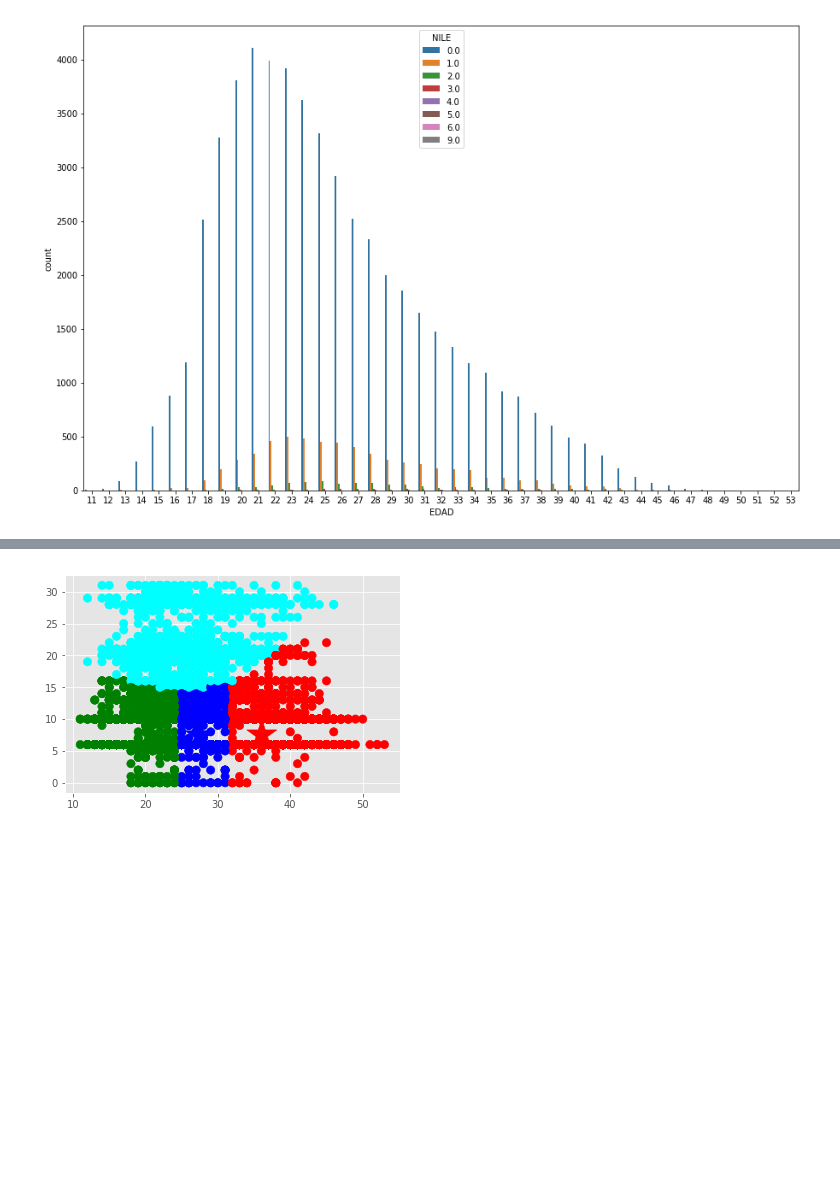
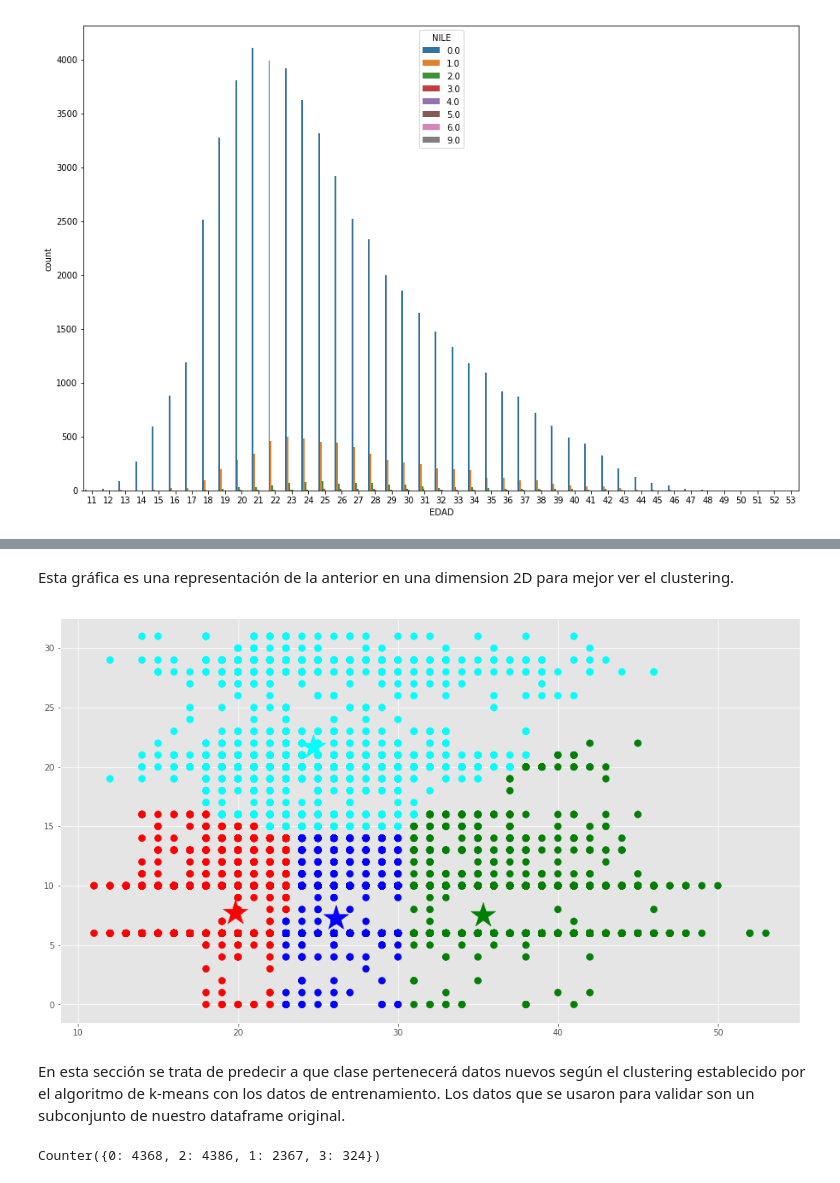
Before and after one commit to iboa08/ILE-CDMX, a Jupyter notebook: Interrupcion Legal Embarazo CDMX.ipynb, the cells around one changed output, grey strips where cells are left out. Drawn from its saved outputs; the diff is of its cells as text; code cells hidden in the pictures; blank space fills up the shorter version.

```diff
--- a/Interrupcion Legal Embarazo CDMX.ipynb
+++ b/Interrupcion Legal Embarazo CDMX.ipynb
@@ -122,4 +126,5 @@ sns.scatterplot(x='EDAD', y="ENTIDAD", hue='ANO',data=embarazoTest)
 # %%
+#convertir los valores cualitativos a valores cuantitativos utilizando LabelEncoder de scikit learn
 labelEncoder = LabelEncoder()
 labelEncoder.fit(embarazoTest['ENTIDAD'])
 embarazoTest['ENTIDAD'] = labelEncoder.transform(embarazoTest['ENTIDAD'])
@@ -133,4 +138,11 @@ labelEncoder.fit(embarazoTest['RELIGION'])
 embarazoTest['RELIGION'] = labelEncoder.transform(embarazoTest['RELIGION'])
 labelEncoder.fit(embarazoTest['EDOCIVIL_DESCRIPCION'])
 embarazoTest['EDOCIVIL_DESCRIPCION'] = labelEncoder.transform(embarazoTest['EDOCIVIL_DESCRIPCION'])
-sns.pairplot(embarazoTest, hue='ANO', height=4,vars=['MES','EDAD','ENTIDAD'], kind='scatter')
+
+#separando los conjuntos de los data en training y testing
+y = embarazoTest.CVE_HOSPITAL
+x = embarazoTest.drop('CVE_HOSPITAL',axis=1)
+
+x_train,x_test,y_train,y_test=train_test_split(x,y,test_size=0.2)
+#obteniendo el arreglos de los features que se utilizaran dentro del k-means
+X = np.array(x_train[["EDAD","ENTIDAD"]])
@@ -157,3 +148,0 @@ array([[<matplotlib.axes._subplots.AxesSubplot object at 0x...>,
-# %%
-X = np.array(embarazoTest[["EDAD","ENTIDAD"]])
-y = np.array(embarazoTest['CVE_HOSPITAL'])
@@ -199,10 +200,26 @@ ax.scatter(C[:, 0], C[:, 1], marker='*', c=colores, s=1000)
+# %% [markdown]
+Esta gráfica es una representación de la anterior en una dimension 2D para mejor ver el clustering.
 # %%
-# Getting the values and plotting it
-f1 = embarazoTest['EDAD'].values
-f2 = embarazoTest['ENTIDAD'].values
+# obteniendo valores y graficando de una manera bidimensional
+f1 = x_train['EDAD'].values
+f2 = x_train['ENTIDAD'].values
 
 plt.scatter(f1, f2, c=asignar, s=70)
 plt.scatter(C[:, 0], C[:, 1], marker='*', c=colores, s=1000)
 plt.show()
 # %% [output]
-[figure, old version]
+[figure, new version]
+# %% [markdown]
+En esta sección se trata de predecir a que clase pertenecerá datos nuevos según el clustering establecido por el algoritmo de k-means con los datos de entrenamiento. Los datos que se usaron para validar son un subconjunto de nuestro dataframe original.
+# %%
+#clasificando nuevas entradas con nuestro set de pruebas
+import sys
+import collections
+np.set_printoptions(threshold=sys.maxsize)
+
+X_new = np.array(x_test[["EDAD","ENTIDAD"]])
+new_labels = kmeans.predict(X_new)
+#print(new_labels)
+collections.Counter(new_labels)
+# %% [output]
+Counter({0: 4368, 2: 4386, 1: 2367, 3: 324})
```
Also changed, not shown: parts of 13 cells of this notebook.
